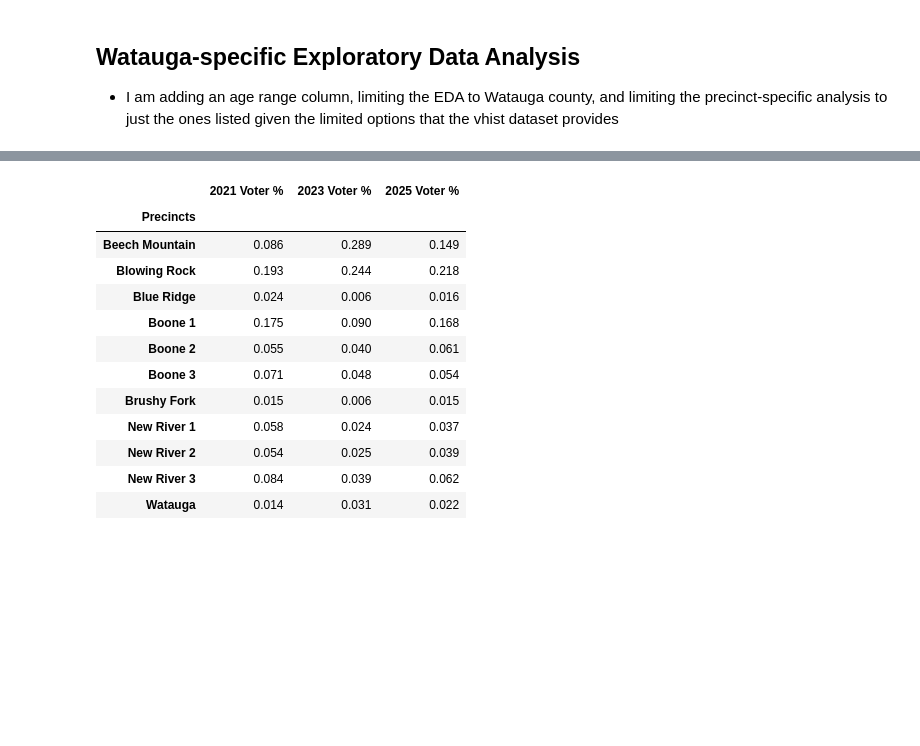
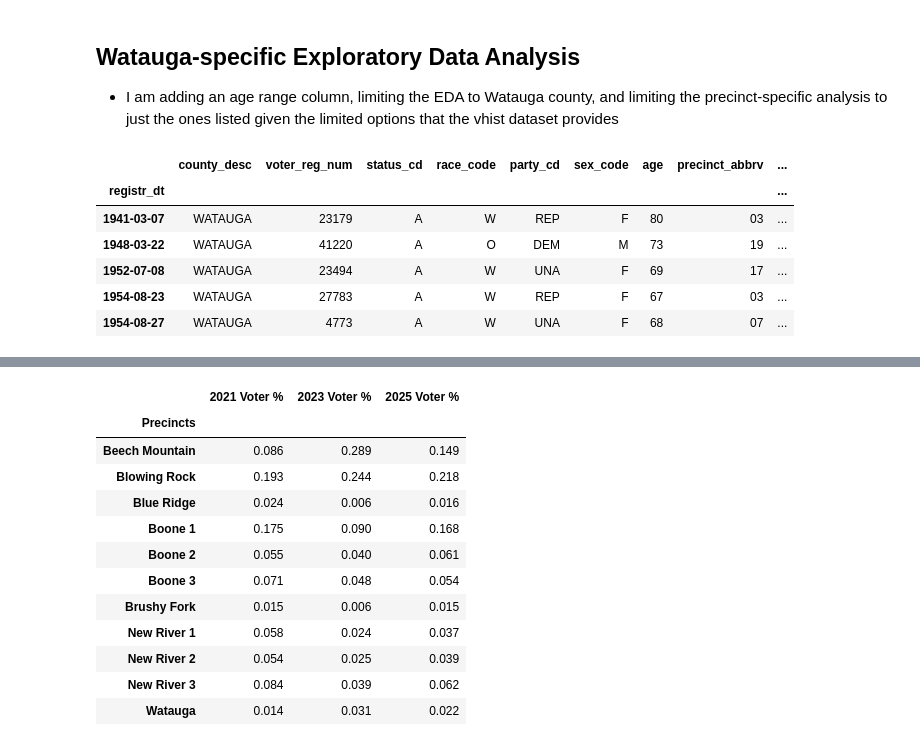
Before and after one commit to vandyy123/Election-Analysis, a Jupyter notebook: Data Validation and Further/Verifying Voter Results.ipynb, the cells around one changed output, grey strips where cells are left out. Cells and saved outputs as stored; diff of their text form; code cells hidden in the pictures; blank space fills up the shorter version.

```diff
--- a/Data Validation and Further/Verifying Voter Results.ipynb
+++ b/Data Validation and Further/Verifying Voter Results.ipynb
@@ -251,3 +251,13 @@ hist_cols = ['county_desc', 'precinct_abbrv', 'vtd_abbrv', 'age', 'party_cd', 'r
 vhist_11_25 = wat_vhist_import_clean(vhist_11_25, hist_cols)
 vhist_11_23 = wat_vhist_import_clean(vhist_11_23, hist_cols)
 vhist_11_21 = wat_vhist_import_clean(vhist_11_21, hist_cols)
+# %%
+vr_11_21.head()
+# %% [output]
+|  | county_desc | voter_reg_num | status_cd | race_code | party_cd | sex_code | age | precinct_abbrv | ... |
+| registr_dt |  |  |  |  |  |  |  |  | ... |
+| 1941-03-07 | WATAUGA | 23179 | A | W | REP | F | 80 | 03 | ... |
+| 1948-03-22 | WATAUGA | 41220 | A | O | DEM | M | 73 | 19 | ... |
+| 1952-07-08 | WATAUGA | 23494 | A | W | UNA | F | 69 | 17 | ... |
+| 1954-08-23 | WATAUGA | 27783 | A | W | REP | F | 67 | 03 | ... |
+| 1954-08-27 | WATAUGA | 4773 | A | W | UNA | F | 68 | 07 | ... |
```
Also changed, not shown: parts of 3 cells of this notebook.
